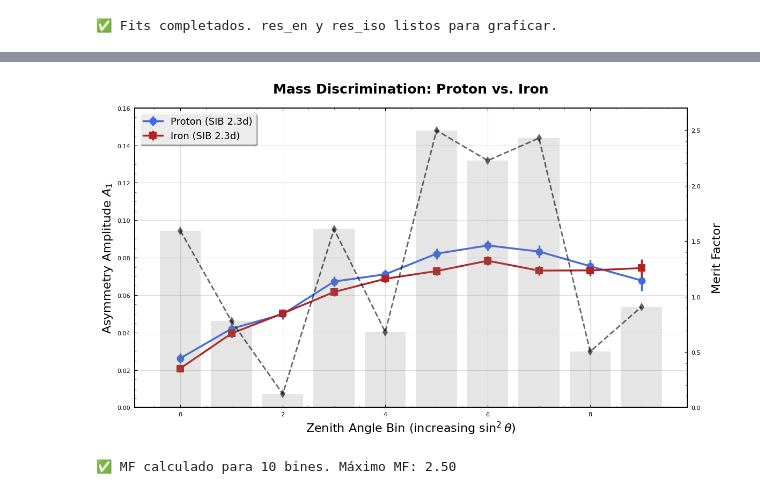
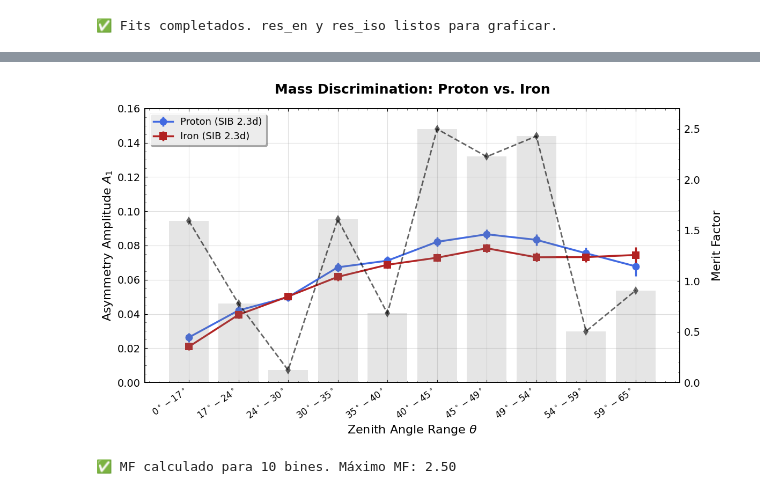
Before and after one commit to Lautaro-Silva/Tesis-de-Licenciatura---ITeDA, a Jupyter notebook: Scripts/Presentacion_Foundations/presentacion_feb_2026_v2.ipynb, the cells around one changed output, grey strips where cells are left out. Saved outputs shown, nothing was run; the diff lists cells and outputs as text; code cells hidden in the pictures.

```diff
--- a/Scripts/Presentacion_Foundations/presentacion_feb_2026_v2.ipynb
+++ b/Scripts/Presentacion_Foundations/presentacion_feb_2026_v2.ipynb
@@ -20,7 +20,7 @@ warnings.simplefilter('ignore')
 # Configuración visual global
 plt.style.use('seaborn-v0_8-paper')
 plt.rcParams.update({
-    'font.size': 14, 'axes.labelsize': 14, 'axes.titlesize': 16,
+    'font.size': 14, 'axes.labelsize': 16, 'axes.titlesize': 16,
     'legend.fontsize': 12, 'figure.figsize': (10, 6),
     'lines.linewidth': 2, 'lines.markersize': 8, 'errorbar.capsize': 3
 })
@@ -206,7 +206,10 @@ hep_style = {
     'ytick.minor.visible': True,
     'axes.linewidth': 1.2,
     'legend.frameon': True,
-    'legend.shadow': True
+    'legend.shadow': True,
+    # --- LÍNEAS NUEVAS PARA AGRANDAR LOS NÚMEROS ---
+    'xtick.labelsize': 14,
+    'ytick.labelsize': 14
 }
 plt.rcParams.update(hep_style)
 
@@ -222,7 +225,7 @@ fig1, ax1 = plt.subplots(figsize=(8, 6))
 ax1.scatter(events_guia['logE_MC'], events_guia['logE_REC'],
             s=12, alpha=0.5, color='royalblue', edgecolor='none', label='Reconstructed events')
 
-ax1.plot([17.45, 18.05], [17.45, 18.05], color='crimson', linestyle='--', linewidth=2.0, label='Ideal ($y=x$)')
+ax1.plot([17.45, 18.05], [17.45, 18.05], color='crimson', linestyle='--', linewidth=4.0, label='Ideal ($y=x$)')
 
 # Textos explícitos y en inglés
 ax1.set_xlabel(r'Generated Energy $\log_{10}(E_{\mathrm{MC}} / \mathrm{eV})$', fontsize=14)
@@ -555,6 +563,22 @@ plt.show()
 
 def fit_func_deg(phi_deg, A1):
     return 1.0 * (1 + A1 * np.cos(np.deg2rad(phi_deg)))
+
+
+# -------------------------------------------------------------------------
+# PREPARACIÓN DE BINES
+# -------------------------------------------------------------------------
+s2_bins = np.linspace(np.sin(np.deg2rad(0))**2, np.sin(np.deg2rad(65))**2, 11)
+
+# --- CÓDIGO NUEVO: Calcular bordes y armar labels ---
+theta_edges = np.rad2deg(np.arcsin(np.sqrt(s2_bins)))
+theta_labels = [f"{theta_edges[k]:.1f}° - {theta_edges[k+1]:.1f}°" for k in range(10)]
+# ----------------------------------------------------
+
+df_guia['theta_bin_idx'] = pd.cut(df_guia['theta_REC'], bins=theta_edges, labels=False)
+df_ana = df_guia[(df_guia['counterId'] >= 90000) & (df_guia['counterId'] < 100000)].copy()
+
+# ... (El resto del for loop y cálculo de A1 queda exactamente igual) ...
 
 # -------------------------------------------------------------------------
 # PREPARACIÓN DE BINES
@@ -680,6 +704,13 @@ ax_ev.legend(fontsize=15, loc='upper left')
 ax_ev.axvspan(8.8, 9.2, color='gold', alpha=0.2, zorder=0)
 ax_ev.text(8.9, 0.02, "Bin 9\n(Fits on left)", color='goldenrod', fontweight='bold', fontsize=12, ha='right')
 
+
+# Anotaciones Físicas
+ax_ev.text(5.5, 0.032, r"$\mathbf{Proton\ showers}$", fontsize=12, va='top', ha='right', color=COLORS['Proton'])
+ax_ev.text(5.5, 0.026, r"$\mathbf{SIB2.3e}$", fontsize=12, va='top', ha='right', color='purple')
+ax_ev.text(5.5, 0.02, r"$\log_{10}(E_0/\mathrm{eV}) = 17.5 - 18.0$", fontsize=11, va='top', ha='right')
+
+
 # Guardar la imagen final
 plt.savefig('MasterPlot_Asymmetry_Evolution.jpg', format='jpg', dpi=300, bbox_inches='tight')
 plt.show()
@@ -926,35 +1114,43 @@ mf = np.abs(p_data['A1'].values - fe_data['A1'].values) / np.sqrt(p_data['Err'].
 
 # --- INICIO DEL PLOT ---
 fig, ax1 = plt.subplots(figsize=(12, 7))
 
 # Eje Izquierdo: Amplitudes A1
 ax1.errorbar(p_data['ThetaBin'], p_data['A1'], yerr=p_data['Err'], fmt='o-',
              color='royalblue', label='Proton (SIB 2.3d)', lw=2.5, markersize=10)
 ax1.errorbar(fe_data['ThetaBin'], fe_data['A1'], yerr=fe_data['Err'], fmt='s-',
              color='firebrick', label='Iron (SIB 2.3d)', lw=2.5, markersize=10)
 
-ax1.set_xlabel(r"Zenith Angle Bin (increasing $\sin^2\theta$)", fontsize=16)
+# --- CÓDIGO MODIFICADO: Título del eje y Etiquetas ---
+ax1.set_xlabel(r"Zenith Angle Range $\theta$", fontsize=16)
 ax1.set_ylabel(r"Asymmetry Amplitude $A_1$", fontsize=16)
 ax1.set_ylim(0, 0.16)
+
+# Aplicar las etiquetas de los rangos de theta al eje X
+ax1.set_xticks(p_data['ThetaBin']) # Usamos los valores reales de ThetaBin
+ax1.set_xticklabels(theta_labels, rotation=35, ha='right', fontsize=12)
+# ----------------------------------------------------
+
 ax1.legend(loc='upper left', fontsize=13)
 
 # Eje Derecho: Merit Factor
 ax2 = ax1.twinx()
 ax2.bar(p_data['ThetaBin'], mf, alpha=0.2, color='gray', label='Merit Factor')
 ax2.plot(p_data['ThetaBin'], mf, 'd--', color='black', alpha=0.6, markersize=8)
 
 ax2.set_ylabel(r"Merit Factor", fontsize=16, color='black', labelpad=15)
 ax2.set_ylim(0, 2.7) # El MF suele andar entre 1 y 4
 
 # Estética
 ax1.grid(True, which='major', linestyle='-', alpha=0.4)
 plt.title("Mass Discrimination: Proton vs. Iron", fontsize=18, fontweight='bold', pad=20)
 
+# Ajuste automático de márgenes para que no se corten las etiquetas rotadas
 plt.tight_layout()
 plt.savefig('Mass_Discrimination_MF.jpg', format='jpg', dpi=300)
 plt.show()
 # %% [output]
-[figure, old version]
+[figure, new version]
 # %%
 # =========================================================================
 # PREPARACIÓN: CÁLCULO DE MERIT FACTOR (MF) POR BIN
```
Also changed, not shown: parts of 16 cells of this notebook, 25 other files.
